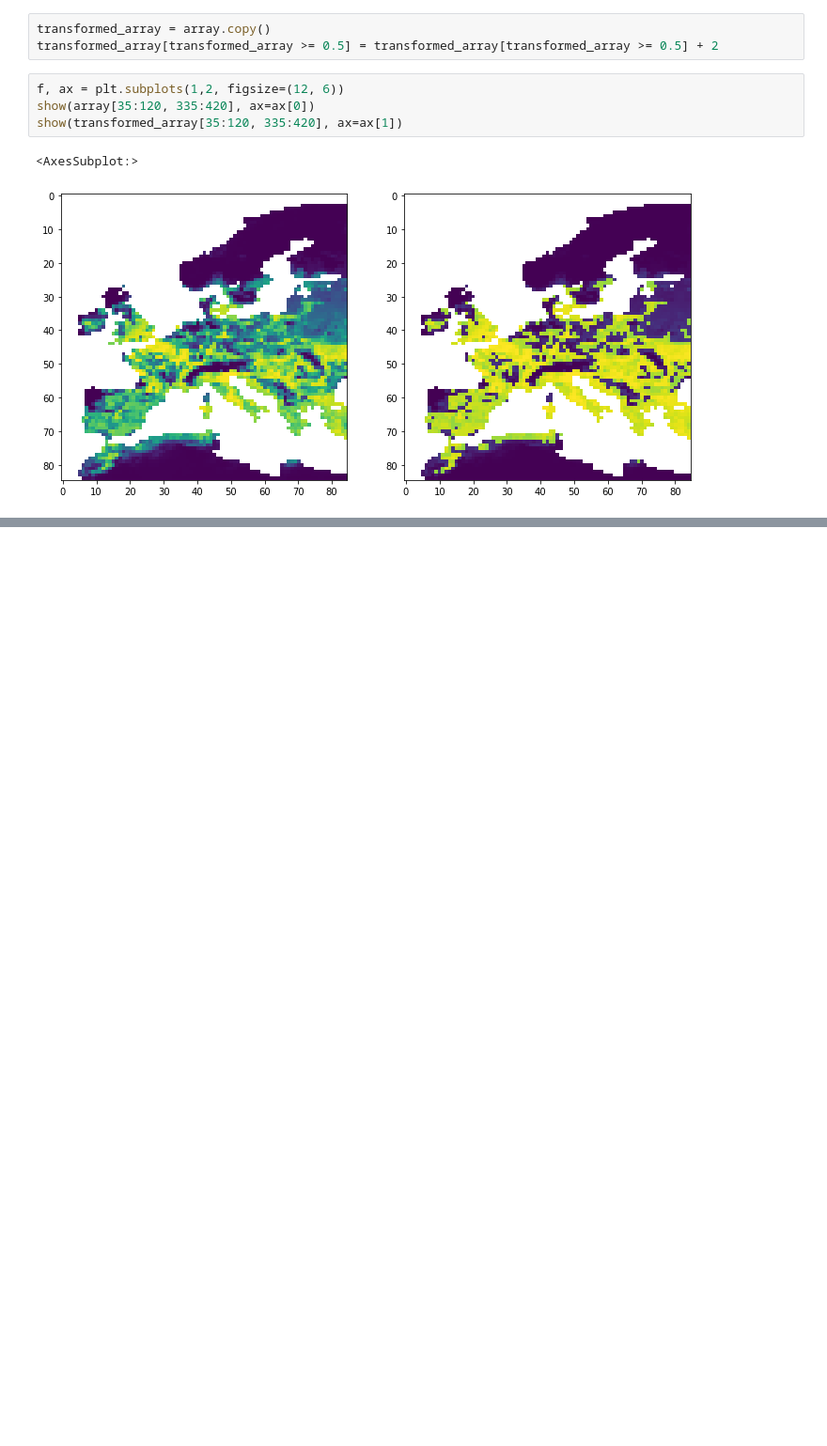
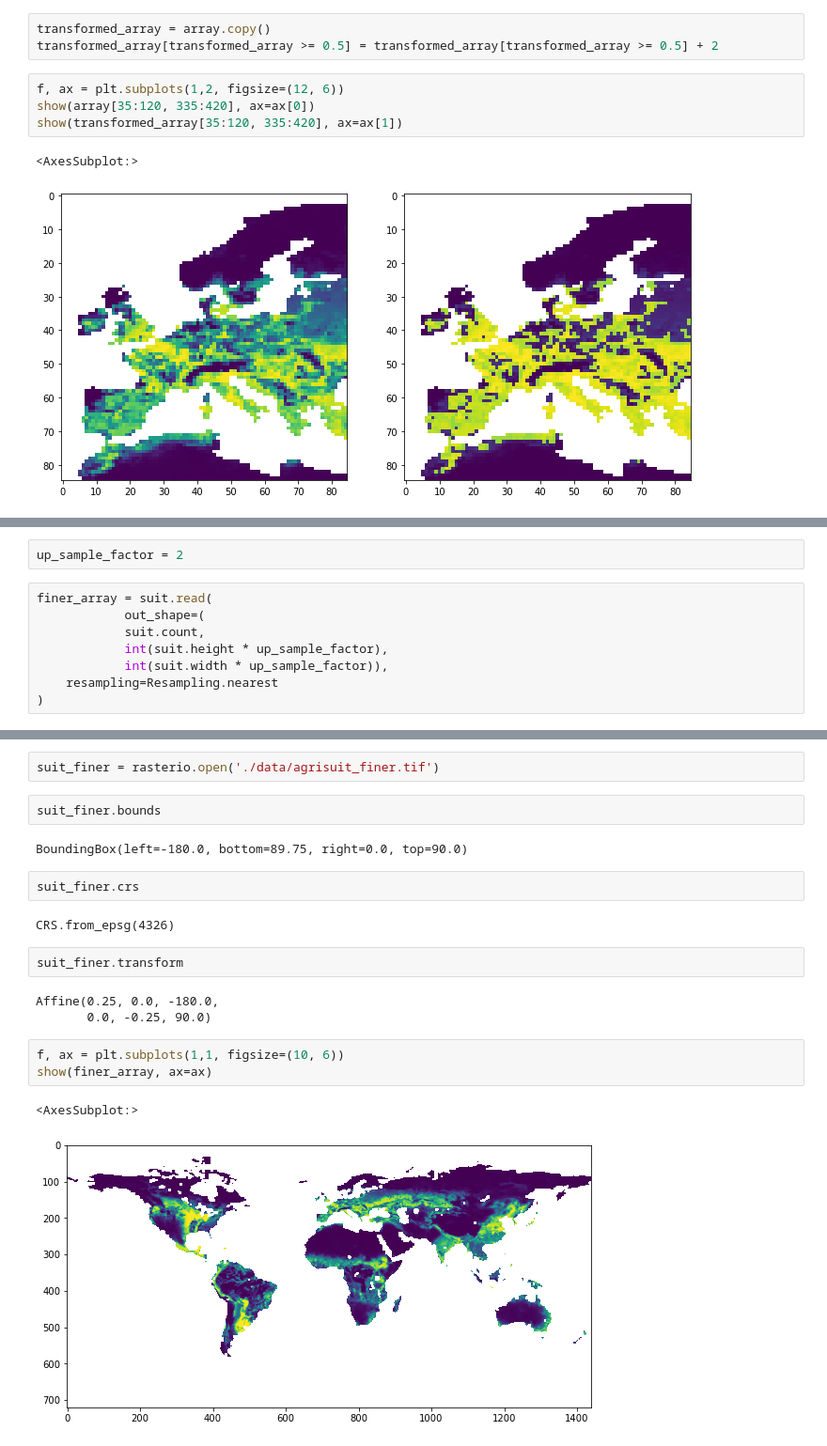
Before and after one commit to sebastianhohmann/geopandas_examples, a Jupyter notebook: _05_common_recipes_raster.ipynb, the cells around one changed output, grey strips where cells are left out. Shown: that part at 94% size. Drawn from its saved outputs; the diff is of its cells as text; blank space fills up the shorter version.

Commit message:
added raster upsampling and downsampling

```diff
--- a/_05_common_recipes_raster.ipynb
+++ b/_05_common_recipes_raster.ipynb
@@ -220,0 +226,10 @@ show(transformed_array[35:120, 335:420], ax=ax[1])
+# %%
+up_sample_factor = 2
+# %%
+finer_array = suit.read(
+            out_shape=(
+            suit.count,
+            int(suit.height * up_sample_factor),
+            int(suit.width * up_sample_factor)),
+    resampling=Resampling.nearest
+)
@@ -220,0 +258,21 @@ show(transformed_array[35:120, 335:420], ax=ax[1])
+# %%
+suit_finer = rasterio.open('./data/agrisuit_finer.tif')
+# %%
+suit_finer.bounds
+# %% [output]
+BoundingBox(left=-180.0, bottom=89.75, right=0.0, top=90.0)
+# %%
+suit_finer.crs
+# %% [output]
+CRS.from_epsg(4326)
+# %%
+suit_finer.transform
+# %% [output]
+Affine(0.25, 0.0, -180.0,
+       0.0, -0.25, 90.0)
+# %%
+f, ax = plt.subplots(1,1, figsize=(10, 6))
+show(finer_array, ax=ax)
+# %% [output]
+<AxesSubplot:>
+[figure, added]
```
Also changed, not shown: parts of 16 cells of this notebook.
